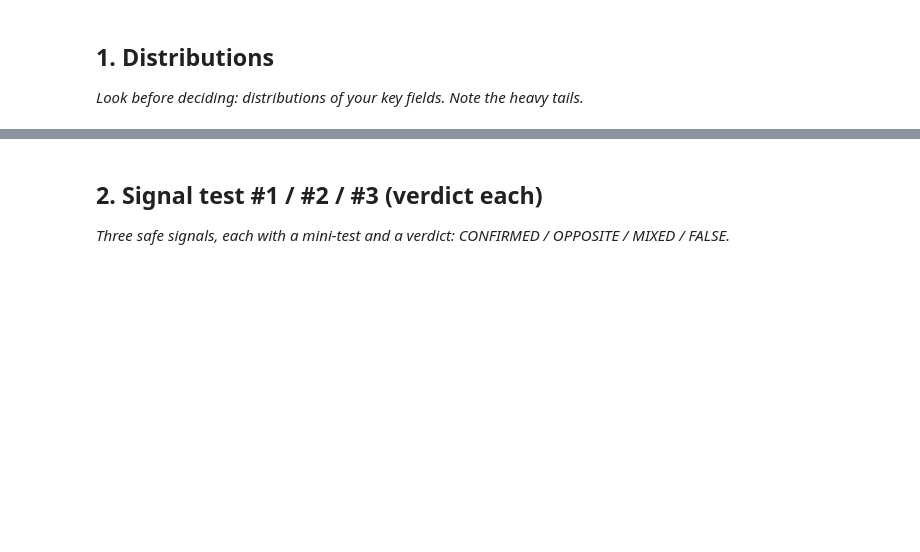
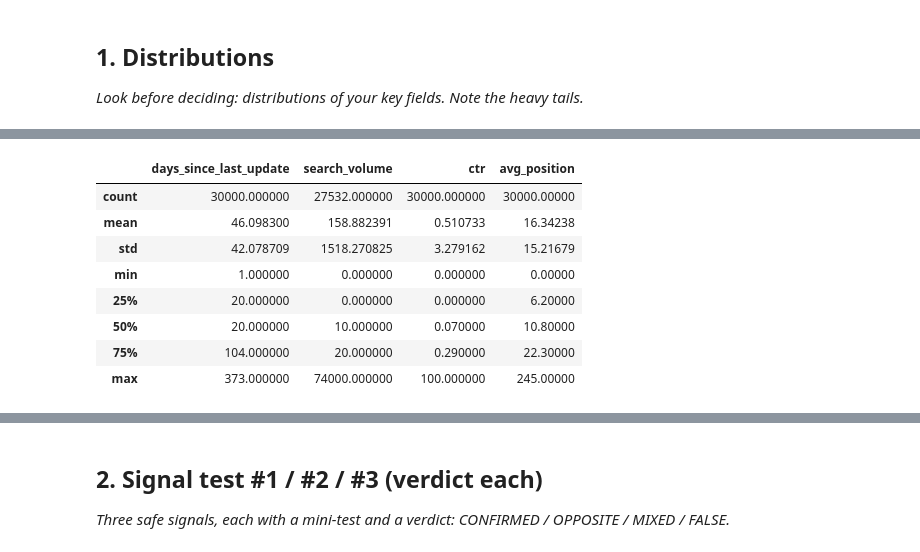
Before and after one commit to ahmedshereef1/flyrank-ml-internship, a Jupyter notebook: work/notebooks/w04_signal_audit.ipynb, the cells around one changed output, grey strips where cells are left out. Drawn from its saved outputs; the diff is of its cells as text; code cells hidden in the pictures; blank space fills up the shorter version.

```diff
--- a/work/notebooks/w04_signal_audit.ipynb
+++ b/work/notebooks/w04_signal_audit.ipynb
@@ -10,3 +10,93 @@ This skeleton is yours to fill. Work the sections **in order** — each one has
 ## 1. Distributions
 
 *Look before deciding: distributions of your key fields. Note the heavy tails.*
+# %%
+# ============================================================
+# 1. DISTRIBUTIONS
+# ============================================================
+
+import pandas as pd
+import numpy as np
+from pathlib import Path
+import matplotlib.pyplot as plt
+
+# ------------------------------------------------------------
+# Load the FlyRank starter dataset
+# ------------------------------------------------------------
+
+DATA_PATH = Path("../../data/raw/content_refresh_anonymized.csv")
+
+if not DATA_PATH.exists():
+    DATA_PATH = Path("data/raw/content_refresh_anonymized.csv")
+
+df = pd.read_csv(DATA_PATH)
+
+print("Dataset shape:", df.shape)
+print("Number of columns:", len(df.columns))
+
+
+# ------------------------------------------------------------
+# Check the signals we will audit
+# ------------------------------------------------------------
+
+signals = [
+    "days_since_last_update",
+    "search_volume",
+    "ctr",
+    "avg_position",
+]
+
+print("\nMissing values:")
+display(
+    df[signals].isna().sum().rename("missing_n").to_frame()
+)
+
+
+# ------------------------------------------------------------
+# Descriptive statistics
+# ------------------------------------------------------------
+
+print("\nSignal distributions:")
+display(
+    df[signals].describe()
+)
+
+
+# ------------------------------------------------------------
+# Heavy-tail check
+# ------------------------------------------------------------
+
+print("\nSelected percentiles:")
+
+percentiles = [0.50, 0.75, 0.90, 0.95, 0.99]
+
+distribution_table = pd.DataFrame({
+    "days_since_last_update": df["days_since_last_update"].quantile(percentiles),
+    "search_volume": df["search_volume"].quantile(percentiles),
+    "ctr": df["ctr"].quantile(percentiles),
+    "avg_position": df["avg_position"].replace(0, np.nan).quantile(percentiles),
+})
+
+distribution_table.index = [
+    "50th percentile",
+    "75th percentile",
+    "90th percentile",
+    "95th percentile",
+    "99th percentile",
+]
+
+display(distribution_table)
+
+
+# ------------------------------------------------------------
+# Notes
+# ------------------------------------------------------------
+
+print("\nDistribution notes:")
+print("- Search volume is expected to be heavy-tailed.")
+print("- CTR is a percentage stored as a ×100 value.")
+print("- avg_position = 0 means no position data and is excluded")
+print("  from position calculations.")
+print("- Bucketed medians will be used instead of raw Pearson")
+print("  correlations for the signal tests.")
+# %% [output]
@@ -12,0 +113,9 @@ This skeleton is yours to fill. Work the sections **in order** — each one has
+|  | days_since_last_update | search_volume | ctr | avg_position |
+| count | 30000.000000 | 27532.000000 | 30000.000000 | 30000.00000 |
+| mean | 46.098300 | 158.882391 | 0.510733 | 16.34238 |
+| std | 42.078709 | 1518.270825 | 3.279162 | 15.21679 |
+| min | 1.000000 | 0.000000 | 0.000000 | 0.00000 |
+| 25% | 20.000000 | 0.000000 | 0.000000 | 6.20000 |
+| 50% | 20.000000 | 10.000000 | 0.070000 | 10.80000 |
+| 75% | 104.000000 | 20.000000 | 0.290000 | 22.30000 |
+| max | 373.000000 | 74000.000000 | 100.000000 | 245.00000 |
```
Also changed, not shown: parts of 5 cells of this notebook, 1 other file.
